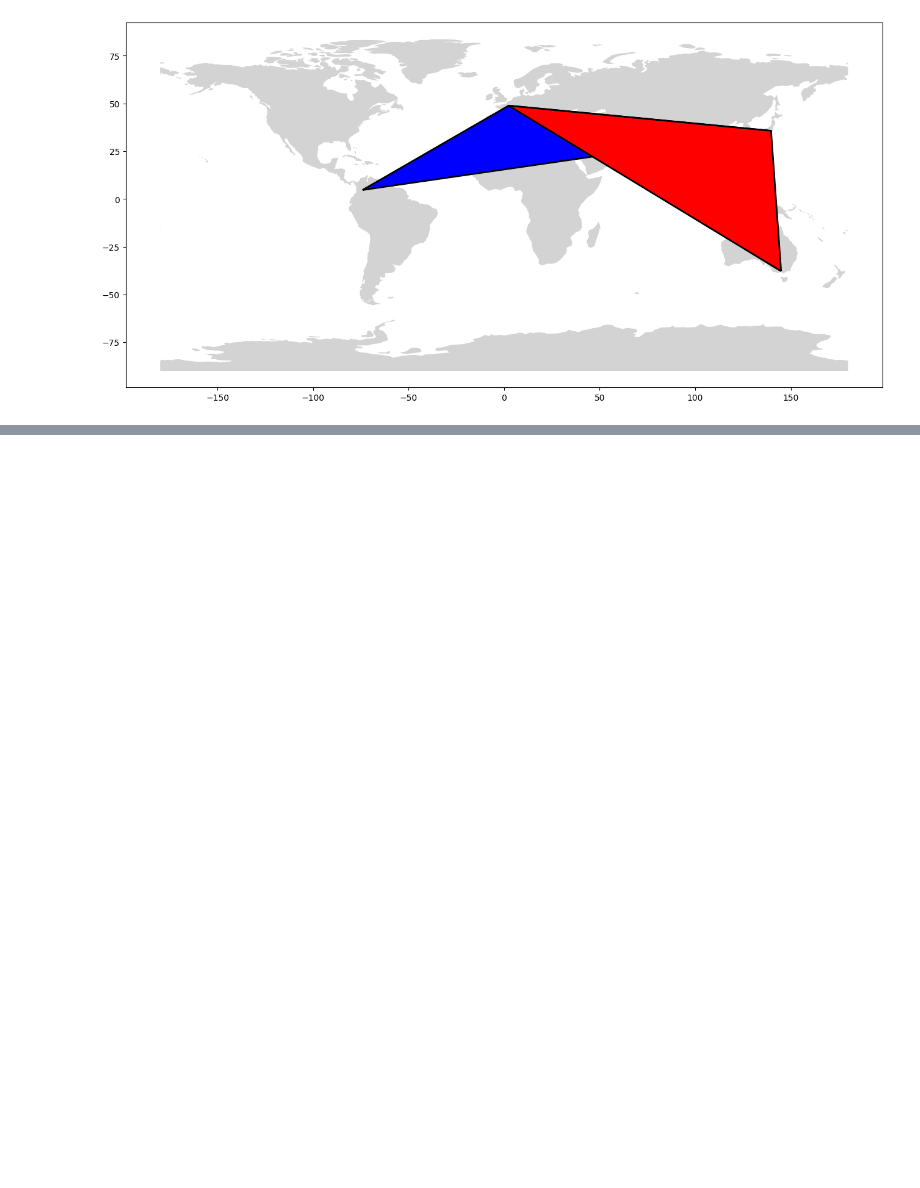
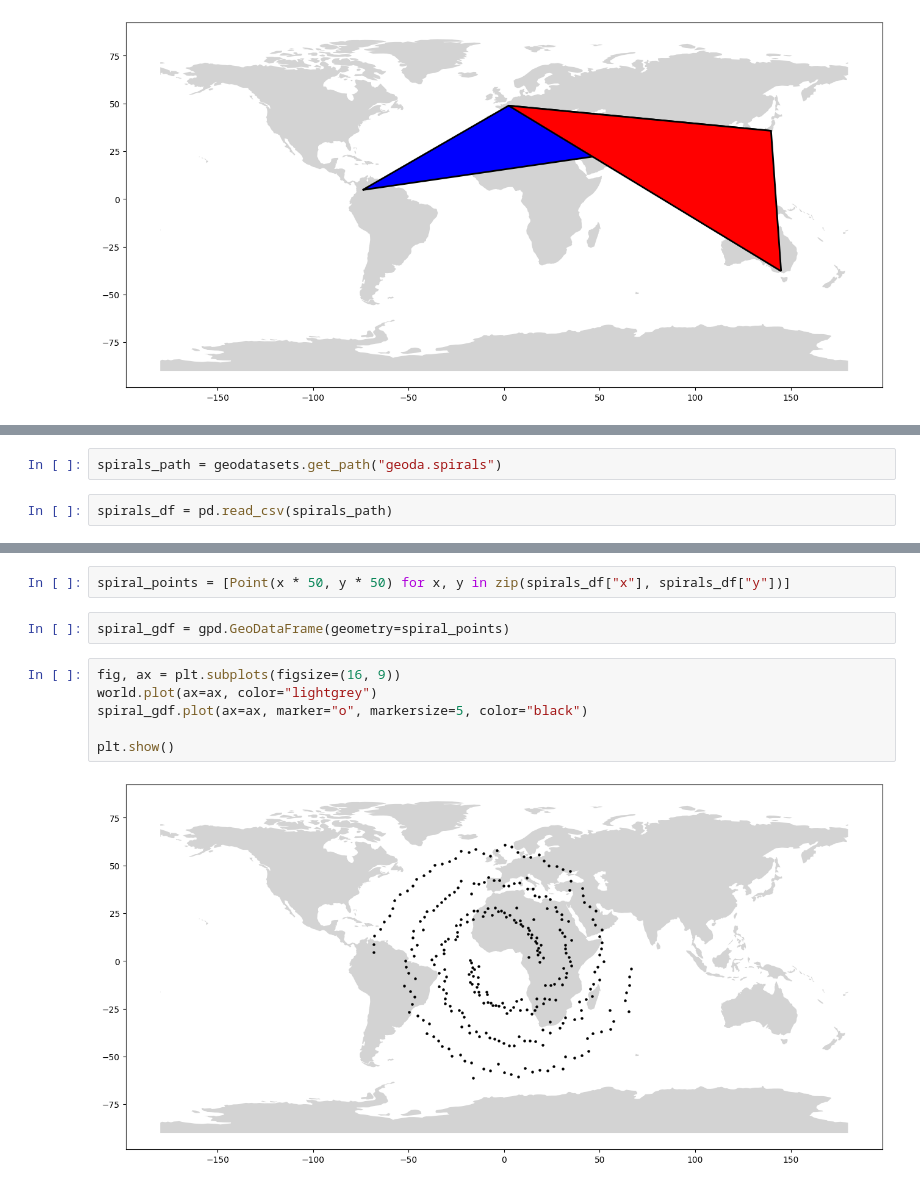
Before and after one commit to janiejestemja/geo, a Jupyter notebook: eda_sketch.ipynb, the cells around one changed output, grey strips where cells are left out. Cells and saved outputs as stored; diff of their text form; blank space fills up the shorter version.

```diff
--- a/eda_sketch.ipynb
+++ b/eda_sketch.ipynb
@@ -547,0 +564,4 @@ plt.show()
+# %%
+spirals_path = geodatasets.get_path("geoda.spirals")
+# %%
+spirals_df = pd.read_csv(spirals_path)
@@ -547,0 +577,12 @@ plt.show()
+# %%
+spiral_points = [Point(x * 50, y * 50) for x, y in zip(spirals_df["x"], spirals_df["y"])]
+# %%
+spiral_gdf = gpd.GeoDataFrame(geometry=spiral_points)
+# %%
+fig, ax = plt.subplots(figsize=(16, 9))
+world.plot(ax=ax, color="lightgrey")
+spiral_gdf.plot(ax=ax, marker="o", markersize=5, color="black")
+
+plt.show()
+# %% [output]
+[figure, added]
```
Also changed, not shown: parts of 5 cells of this notebook.
